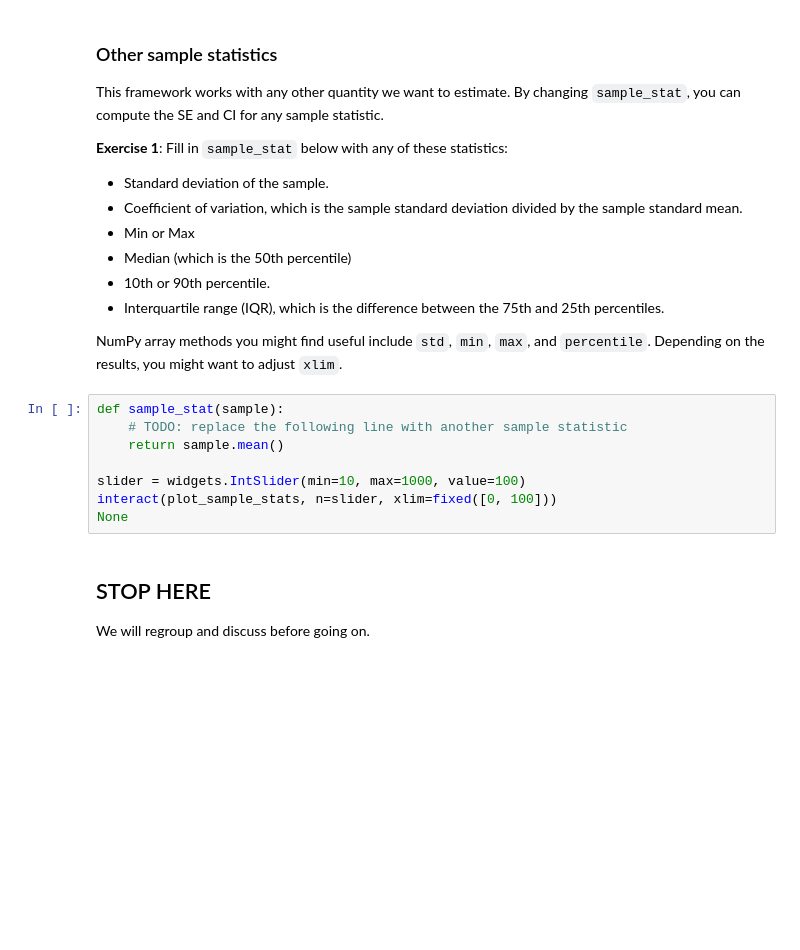
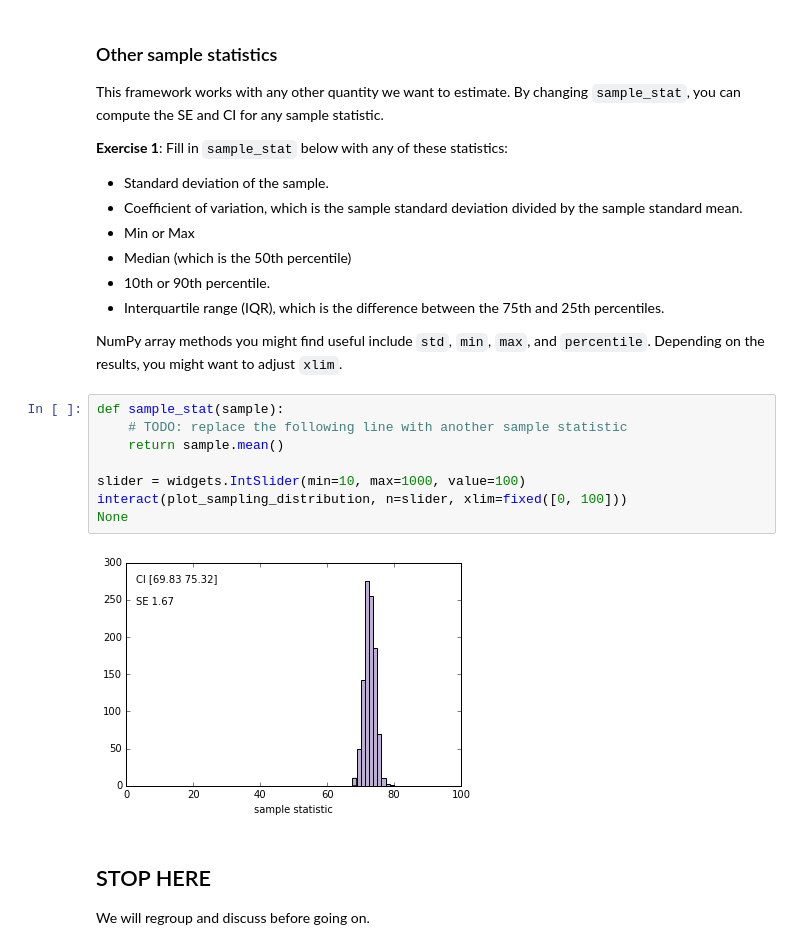
Before and after one commit to AllenDowney/CompStats, a Jupyter notebook: sampling_soln.ipynb, the cells around one changed output. Drawn from its saved outputs; the diff is of its cells as text; blank space fills up the shorter version.

```diff
--- a/sampling_soln.ipynb
+++ b/sampling_soln.ipynb
@@ -157,11 +188,13 @@ Depending on the results, you might want to adjust `xlim`.
 # %%
 def sample_stat(sample):
     # TODO: replace the following line with another sample statistic
     return sample.mean()
 
 slider = widgets.IntSlider(min=10, max=1000, value=100)
-interact(plot_sample_stats, n=slider, xlim=fixed([0, 100]))
+interact(plot_sampling_distribution, n=slider, xlim=fixed([0, 100]))
 None
+# %% [output]
+[figure, added]
 # %% [markdown]
 STOP HERE
 ---------
```
Also changed, not shown: parts of 33 cells of this notebook, 5 other files.
